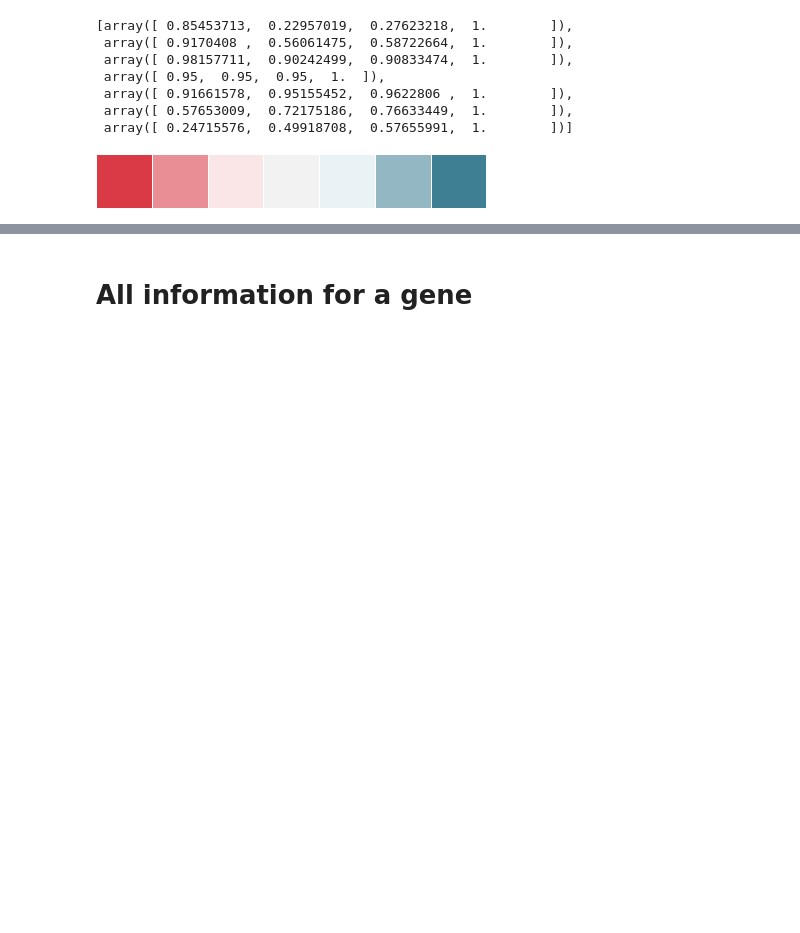
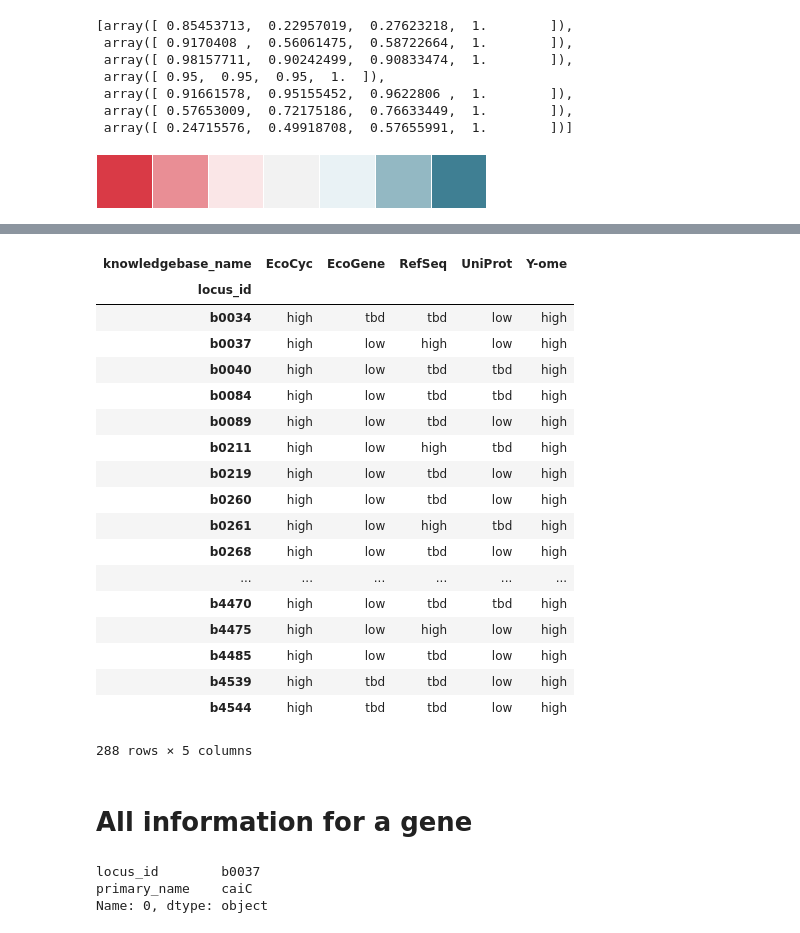
Before and after one commit to zakandrewking/y-ome, a Jupyter notebook: notebooks/17..12.06 Categories.ipynb, the cells around one changed output, grey strips where cells are left out. Drawn from its saved outputs; the diff is of its cells as text; code cells hidden in the pictures; blank space fills up the shorter version.

```diff
--- a/notebooks/17..12.06 Categories.ipynb
+++ b/notebooks/17..12.06 Categories.ipynb
@@ -184,3 +238,26 @@ ax.xaxis.set_ticklabels(dfp.columns)
+# %%
+kbases_in_yome = kbases_unstacked.drop('iJL1678b', axis=1)
+kbases_in_yome[(kbases_in_yome == 'low').any(axis=1) & (kbases_in_yome == 'high').any(axis=1)]
+# %% [output]
+| knowledgebase_name | EcoCyc | EcoGene | RefSeq | UniProt | Y-ome |
+| locus_id |  |  |  |  |  |
+| b0034 | high | tbd | tbd | low | high |
+| b0037 | high | low | high | low | high |
+| b0040 | high | low | tbd | tbd | high |
+| b0084 | high | low | tbd | tbd | high |
+| b0089 | high | low | tbd | low | high |
+| b0211 | high | low | high | tbd | high |
+| b0219 | high | low | tbd | low | high |
+| b0260 | high | low | tbd | low | high |
+| b0261 | high | low | high | tbd | high |
+| b0268 | high | low | tbd | low | high |
+| ... | ... | ... | ... | ... | ... |
+| b4470 | high | low | tbd | tbd | high |
+| b4475 | high | low | high | low | high |
+| b4485 | high | low | tbd | low | high |
+| b4539 | high | tbd | tbd | low | high |
+| b4544 | high | tbd | tbd | low | high |
+288 rows × 5 columns
 # %% [markdown]
 # All information for a gene
 # %%
@@ -214 +277,7 @@ report = to_df(
+# %%
+report.iloc[0, 0:2]
+# %% [output]
+locus_id        b0037
+primary_name    caiC
+Name: 0, dtype: object
 # %%
```
Also changed, not shown: parts of 23 cells of this notebook, 3 other files.
